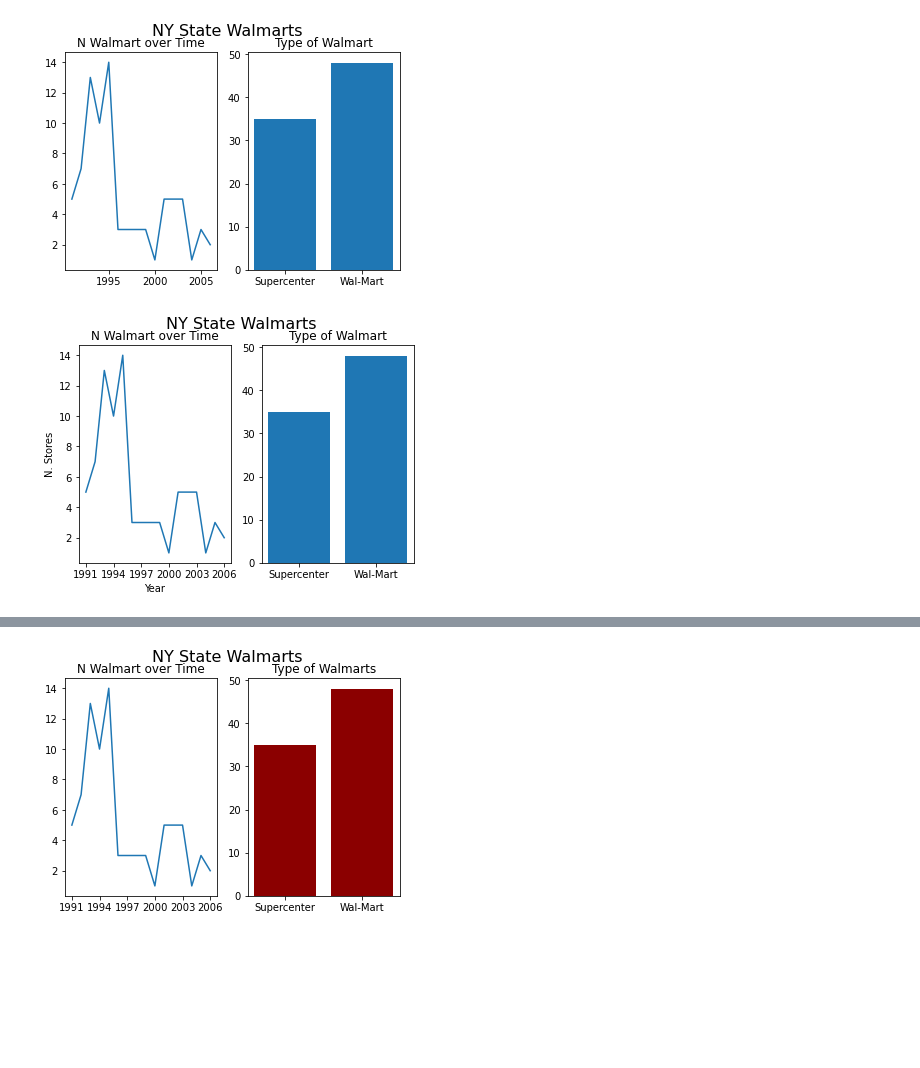
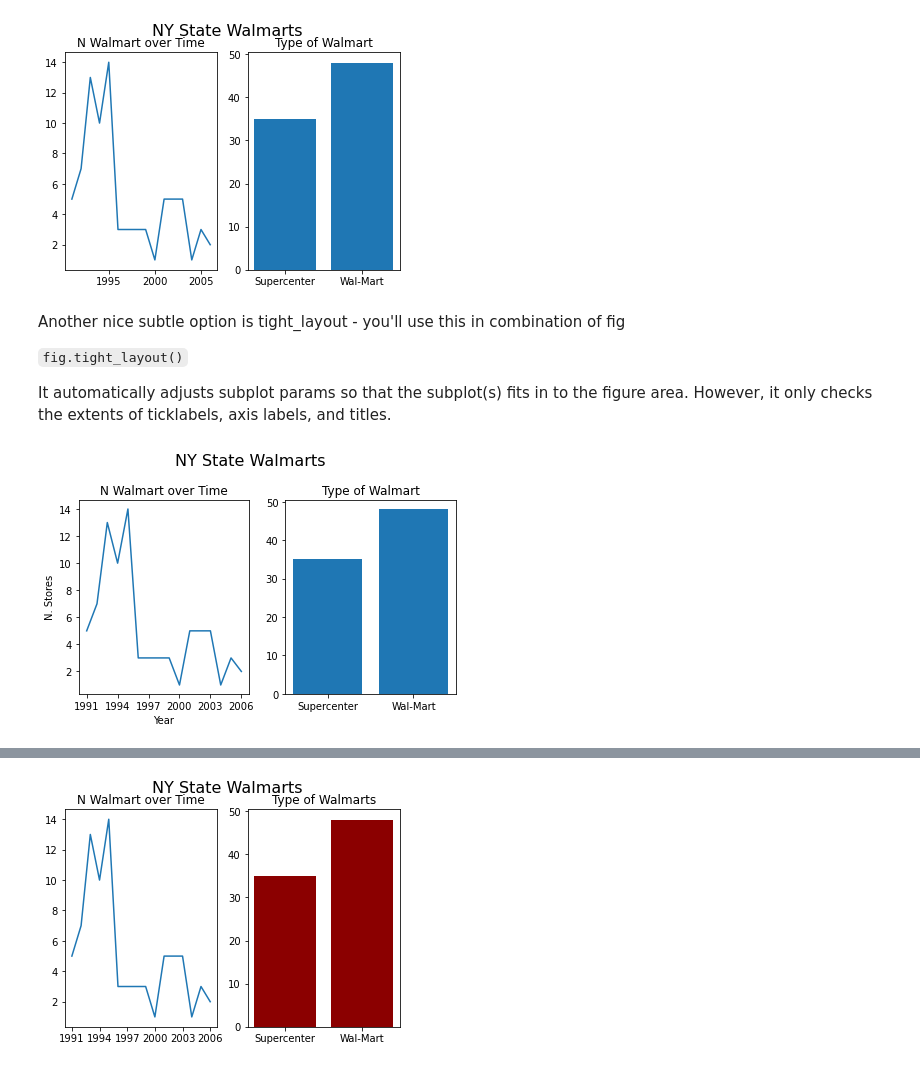
Before and after one commit to somethingabout/Data_Analysis_Python_R, a Jupyter notebook: Becoming a Viz Kid part 2/Lecture 9.ipynb, the cells around one changed output, grey strips where cells are left out. Drawn from its saved outputs; the diff is of its cells as text; code cells hidden in the pictures; blank space fills up the shorter version.

Commit message:
updated graphing details

```diff
--- a/Becoming a Viz Kid part 2/Lecture 9.ipynb
+++ b/Becoming a Viz Kid part 2/Lecture 9.ipynb
@@ -214,34 +213,41 @@ ax2.set_title('Type of Walmart') #<- Title for subfigure 2
 plt.show()
 # %% [output]
 [figure]
+# %% [markdown]
+Another nice subtle option is tight_layout - you'll use this in combination of fig
+
+`fig.tight_layout()`
+
+It automatically adjusts subplot params so that the subplot(s) fits in to the figure area. However, it only checks the extents of ticklabels, axis labels, and titles.
 # %%
 # Maybe you want to change x ticks in axis 1
 
 fig, ax = plt.subplots(nrows = 1, ncols = 2)
 
 #filtering data for first line graph
 store_time_state = select_walmart[['YEAR','storenum', 'STRSTATE']].drop_duplicates().groupby(['YEAR', 'STRSTATE']).count().reset_index()
 
 #defining the subplot area
 ax1 = plt.subplot(1, 2,1)
 # assigning index 1 graph to be the line graph
 ax1.plot(store_time_state['YEAR'],store_time_state['storenum']) #creating a line plot to be added
 ax1.set_xticks([i for i in range(1991,2007,3)])
 #<- here I change the specific tick numbers for subplot 1
 ax1.set_xlabel('Year')  #<- setting the specific title name for this graph
 ax1.set_ylabel('N. Stores')
 #filtering data for bar graph
 store_type = select_walmart[['type_store','storenum']].drop_duplicates().groupby('type_store').count().reset_index()
 #defining the subplot area
 ax2 = plt.subplot(1, 2,2)
 #assigning index 2 graph to be the bar graph
 ax2.bar(store_type['type_store'], store_type['storenum'])
 
 fig.suptitle('NY State Walmarts', fontsize=16)  #<- here, I added the title for the figure
 ax1.set_title('N Walmart over Time') #<- Title for subfigure 1
 ax2.set_title('Type of Walmart') #<- Title for subfigure 2
 
+fig.tight_layout() # added here - you can see it makes it slightly wider to include more year ticks
 
 plt.show()
 # %% [output]
-[figure, old version]
+[figure, new version]
```
Also changed, not shown: parts of 7 cells of this notebook, 2 other files.
